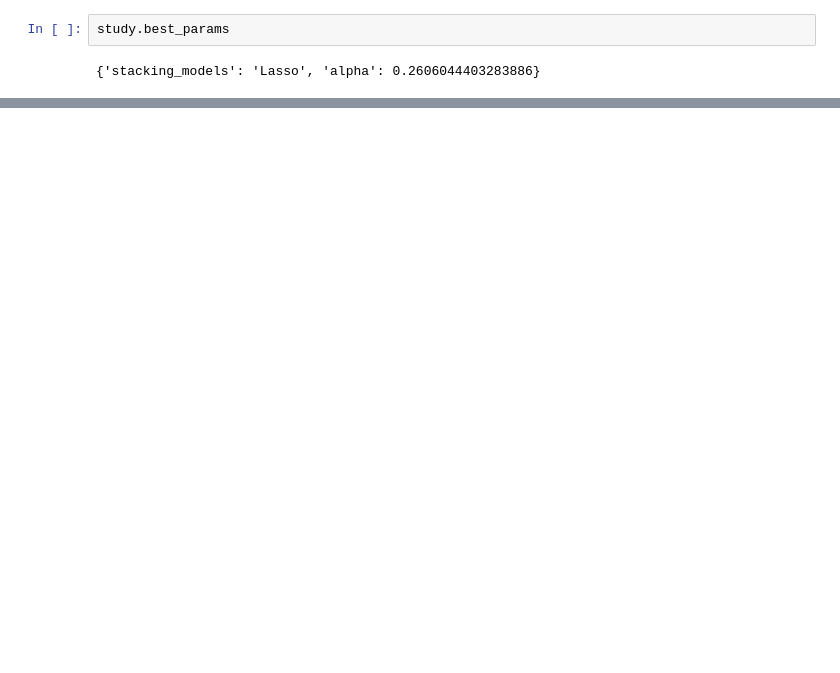
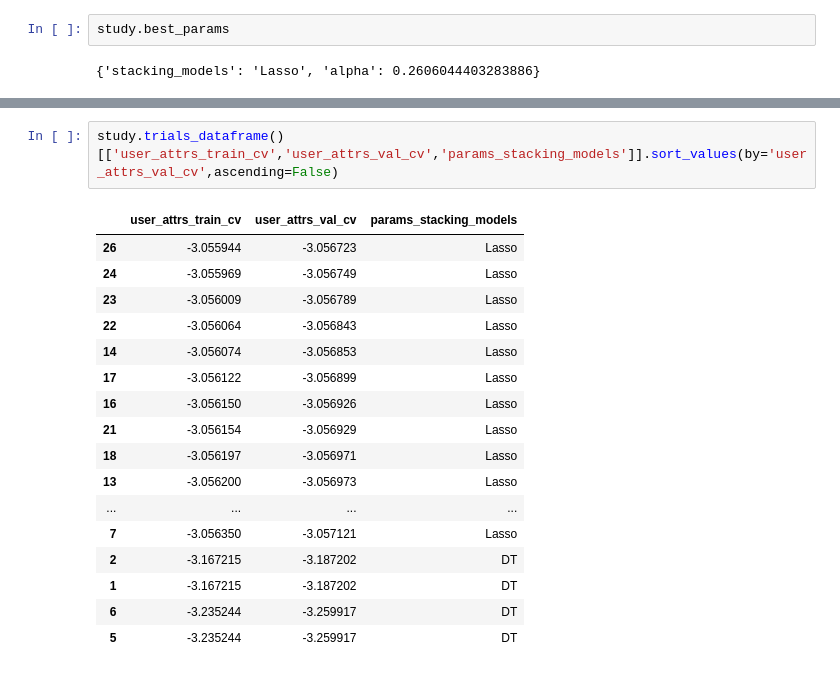
Before and after one commit to shapniljoy/delivery-time-prediction, a Jupyter notebook: notebooks/StackingRegressor HP.ipynb, the cells around one changed output, grey strips where cells are left out. Cells and saved outputs as stored; diff of their text form; blank space fills up the shorter version.

```diff
--- a/notebooks/StackingRegressor HP.ipynb
+++ b/notebooks/StackingRegressor HP.ipynb
@@ -238,0 +409,20 @@ y_pred_train = final_model.predict(meta_predicted)
+# %%
+study.trials_dataframe()[['user_attrs_train_cv','user_attrs_val_cv','params_stacking_models']].sort_values(by='user_attrs_val_cv',ascending=False)
+# %% [output]
+|  | user_attrs_train_cv | user_attrs_val_cv | params_stacking_models |
+| 26 | -3.055944 | -3.056723 | Lasso |
+| 24 | -3.055969 | -3.056749 | Lasso |
+| 23 | -3.056009 | -3.056789 | Lasso |
+| 22 | -3.056064 | -3.056843 | Lasso |
+| 14 | -3.056074 | -3.056853 | Lasso |
+| 17 | -3.056122 | -3.056899 | Lasso |
+| 16 | -3.056150 | -3.056926 | Lasso |
+| 21 | -3.056154 | -3.056929 | Lasso |
+| 18 | -3.056197 | -3.056971 | Lasso |
+| 13 | -3.056200 | -3.056973 | Lasso |
+| ... | ... | ... | ... |
+| 7 | -3.056350 | -3.057121 | Lasso |
+| 2 | -3.167215 | -3.187202 | DT |
+| 1 | -3.167215 | -3.187202 | DT |
+| 6 | -3.235244 | -3.259917 | DT |
+| 5 | -3.235244 | -3.259917 | DT |
```
Also changed, not shown: parts of 8 cells of this notebook, 9 other files.
